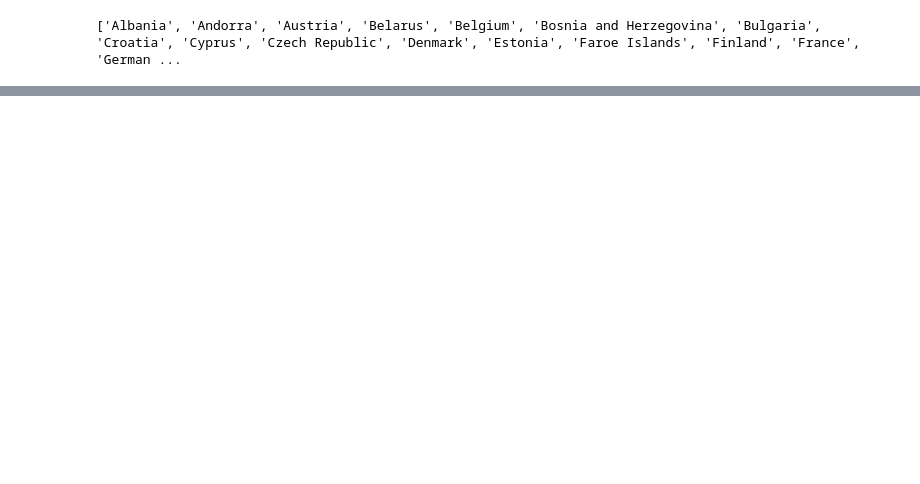
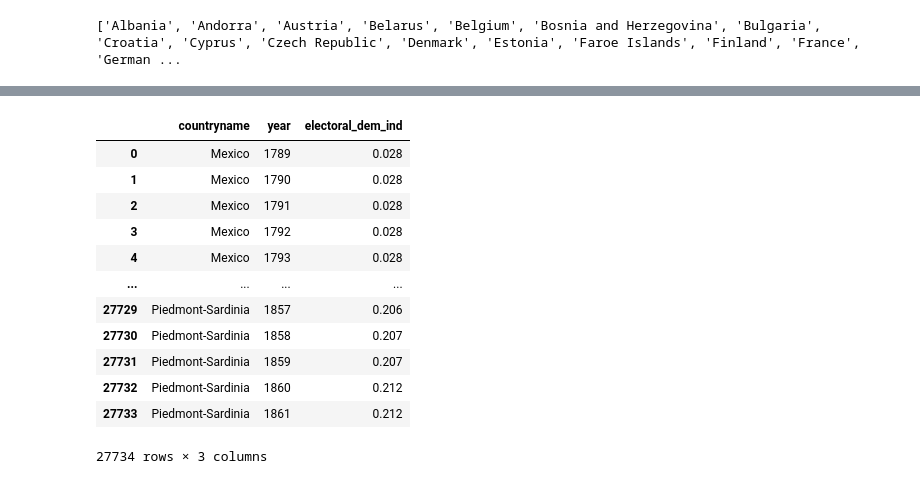
Before and after one commit to sebastian-graeff/MaifestoGroup, a Jupyter notebook: data_cleaning.ipynb, the cells around one changed output, grey strips where cells are left out. Cells and saved outputs as stored; diff of their text form; code cells hidden in the pictures; blank space fills up the shorter version.

```diff
--- a/data_cleaning.ipynb
+++ b/data_cleaning.ipynb
@@ -13,3 +13,6 @@ import awoc #import the a-world-of-countries (awoc) library
 # Load the datasets as a dataframes
 df_manifesto = pd.read_csv('RAW_DATA/MPDataset_MPDS2023a.csv')
 df_gini = pd.read_csv('RAW_DATA/economic-inequality-gini-index.csv')
+df_welfare = pd.read_csv('RAW_DATA/social_welfare_spending.csv')
+df_dem_level = pd.read_csv('RAW_DATA/V-Dem-CY-Core-v14.csv')
+df_gni = pd.read_csv('RAW_DATA/GNI_34b2ae76-01f3-4a11-82d6-b890757be071_Series - Metadata.csv', skipfooter= 7)
@@ -105,3 +33,5 @@ memory usage: 72.1 KB
 # %%
 df_manifesto = df_manifesto.drop_duplicates()
 df_gini = df_gini.drop_duplicates()
+df_welfare = df_welfare.drop_duplicates()
+df_dem_level = df_dem_level.drop_duplicates()
@@ -181,0 +74,2 @@ df_2015.to_csv("CLEAN_DATA/2015_manifesto_gini.csv")
+# %%
+df_dem_level = df_dem_level[['country_name', 'year', 'v2x_polyarchy']]
@@ -181,0 +78,2 @@ df_2015.to_csv("CLEAN_DATA/2015_manifesto_gini.csv")
+# %%
+df_dem_level.rename(columns={'country_name': 'countryname', 'v2x_polyarchy': 'electoral_dem_ind'}, inplace=True)
@@ -239 +147,17 @@ europe_2015_df.to_csv("CLEAN_DATA/Europe_2015_manifesto_gini.csv")
+# %%
+df_dem_level
+# %% [output]
+|  | countryname | year | electoral_dem_ind |
+| 0 | Mexico | 1789 | 0.028 |
+| 1 | Mexico | 1790 | 0.028 |
+| 2 | Mexico | 1791 | 0.028 |
+| 3 | Mexico | 1792 | 0.028 |
+| 4 | Mexico | 1793 | 0.028 |
+| ... | ... | ... | ... |
+| 27729 | Piedmont-Sardinia | 1857 | 0.206 |
+| 27730 | Piedmont-Sardinia | 1858 | 0.207 |
+| 27731 | Piedmont-Sardinia | 1859 | 0.207 |
+| 27732 | Piedmont-Sardinia | 1860 | 0.212 |
+| 27733 | Piedmont-Sardinia | 1861 | 0.212 |
+27734 rows × 3 columns
 # %%
```
Also changed, not shown: parts of 53 cells of this notebook, 22 other files.
